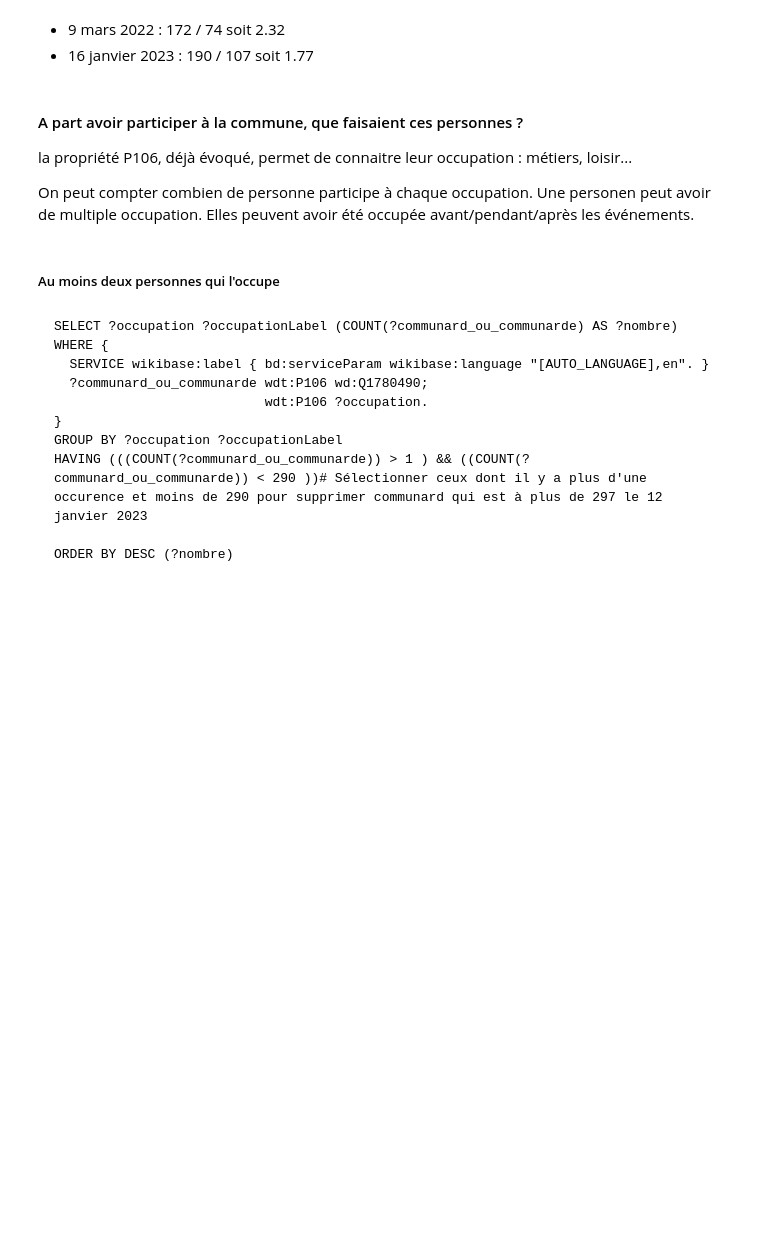
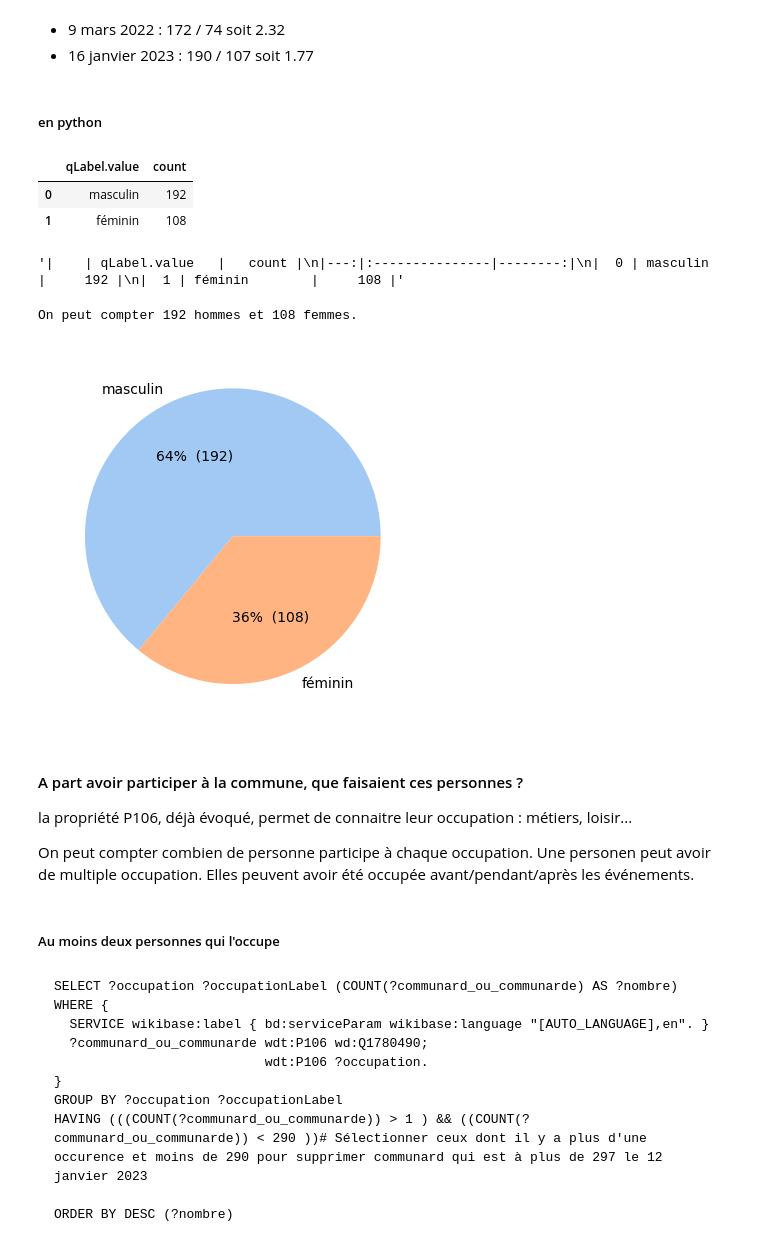
Before and after one commit to silanoc/commune_dans_wikidata, a Jupyter notebook: Commune_dans_wikidata.ipynb, the cells around one changed output. Cells and saved outputs as stored; diff of their text form; code cells hidden in the pictures; blank space fills up the shorter version.

Commit message:
python : tous les communards, compte, gender gap

```diff
--- a/Commune_dans_wikidata.ipynb
+++ b/Commune_dans_wikidata.ipynb
@@ -612,6 +669,41 @@ referrerpolicy="origin" sandbox="allow-scripts allow-same-origin allow-popups">
 # %% [markdown]
 - 9 mars 2022 : 172 / 74 soit 2.32
 - 16 janvier 2023 : 190 / 107 soit 1.77
+# %% [markdown]
+##### en python
+# %%
+# faire un df_genre d'une seule colonne des valeurs sur le genre (P21)
+df_genre = df_communard_tous_p_q[df_communard_tous_p_q['p.value']=='http://www.wikidata.org/prop/direct/P21']
+df_genre = df_genre['qLabel.value']
+#df_genre
+# %%
+# faire un df du nombre de personne par genre
+data = df_genre.value_counts()
+df_data = pd.DataFrame(data)
+df_data = df_data.reset_index('qLabel.value')
+df_data
+# %% [output]
+|  | qLabel.value | count |
+| 0 | masculin | 192 |
+| 1 | féminin | 108 |
+# %%
+df_data.to_markdown()
+# %% [output]
+'|    | qLabel.value   |   count |\n|---:|:---------------|--------:|\n|  0 | masculin       |     192 |\n|  1 | féminin        |     108 |'
+# %%
+# faire des phrases
+print(f"On peut compter {df_genre.value_counts()[0]} hommes et {df_genre.value_counts()[1]} femmes.")
+# %% [output]
+On peut compter 192 hommes et 108 femmes.
+# %%
+# graphique
+donnee = df_data['count']
+label = df_data['qLabel.value']
+couleur = sns.color_palette("pastel")
+plt.pie(donnee, labels = label, colors = couleur, autopct = lambda p : '{:.0f}%  ({:,.0f})'.format(p,p * sum(donnee)/100))
+plt.show()
+# %% [output]
+[figure, added]
 # %% [markdown]
 #### A part avoir participer à la commune, que faisaient ces personnes ?
 
```
Also changed, not shown: parts of 15 cells of this notebook.
